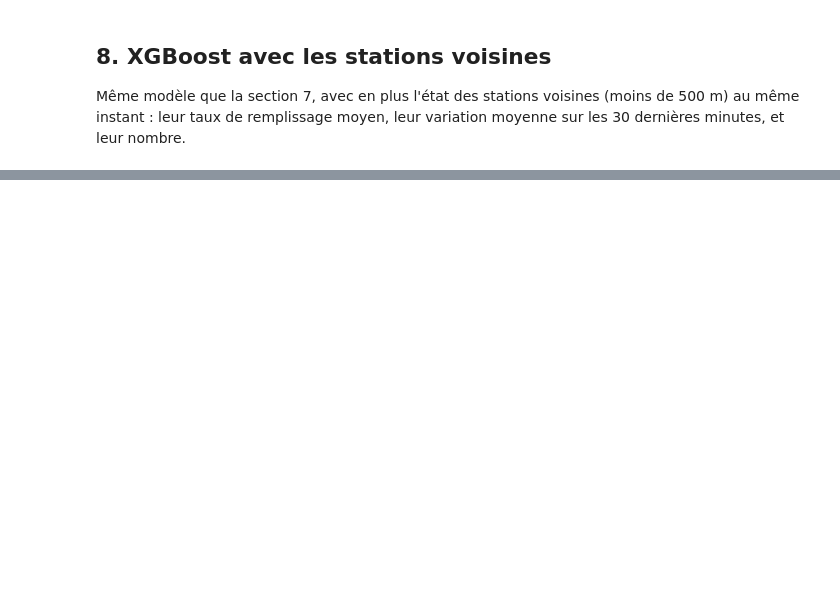
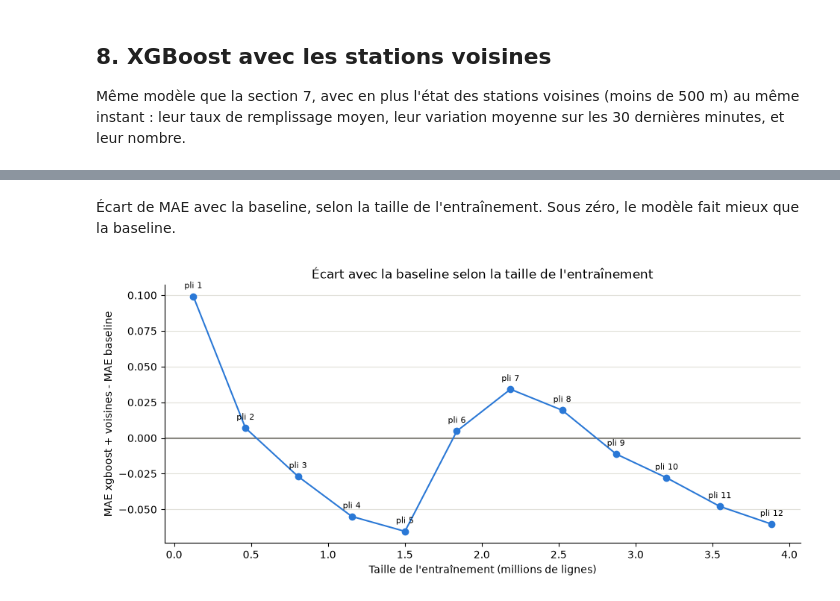
Before and after one commit to PorcherLeo/ProjetDataScience, a Jupyter notebook: 02-modelisation.ipynb, the cells around one changed output, grey strips where cells are left out. Cells and saved outputs as stored; diff of their text form; code cells hidden in the pictures; blank space fills up the shorter version.

```diff
--- a/02-modelisation.ipynb
+++ b/02-modelisation.ipynb
@@ -154 +166,5 @@ j17 = pd.to_datetime("17-10-2026 00:00", format="%d-%m-%Y %H:%M")
+# %%
+j27 = pd.to_datetime("27-10-2026 00:00", format="%d-%m-%Y %H:%M")
+j28 = pd.to_datetime("28-10-2026 00:00", format="%d-%m-%Y %H:%M")
+j29 = pd.to_datetime("29-10-2026 00:00", format="%d-%m-%Y %H:%M")
 # %%
@@ -621,0 +1077,18 @@ comparaison.round(3)
+# %% [markdown]
+Écart de MAE avec la baseline, selon la taille de l'entraînement. Sous zéro, le modèle fait mieux que la baseline.
+# %%
+ecart = [v - b for v, b in zip(mae_voisines, mae_baseline)]
+
+fig, ax = plt.subplots(figsize=(11, 4.5))
+ax.axhline(0, color="#898781")
+ax.plot(taille_train, ecart, color="#2a78d6", marker="o")
+for k, (t, e) in enumerate(zip(taille_train, ecart), start=1):
+    ax.annotate(f"pli {k}", (t, e), textcoords="offset points", xytext=(0, 8), ha="center", fontsize=8)
+ax.set_xlabel("Taille de l'entraînement (millions de lignes)")
+ax.set_ylabel("MAE xgboost + voisines - MAE baseline")
+ax.set_title("Écart avec la baseline selon la taille de l'entraînement")
+ax.grid(axis="y", color="#e1e0d9")
+ax.spines[["top", "right"]].set_visible(False)
+plt.show()
+# %% [output]
+[figure, added]
```
Also changed, not shown: parts of 144 cells of this notebook.
